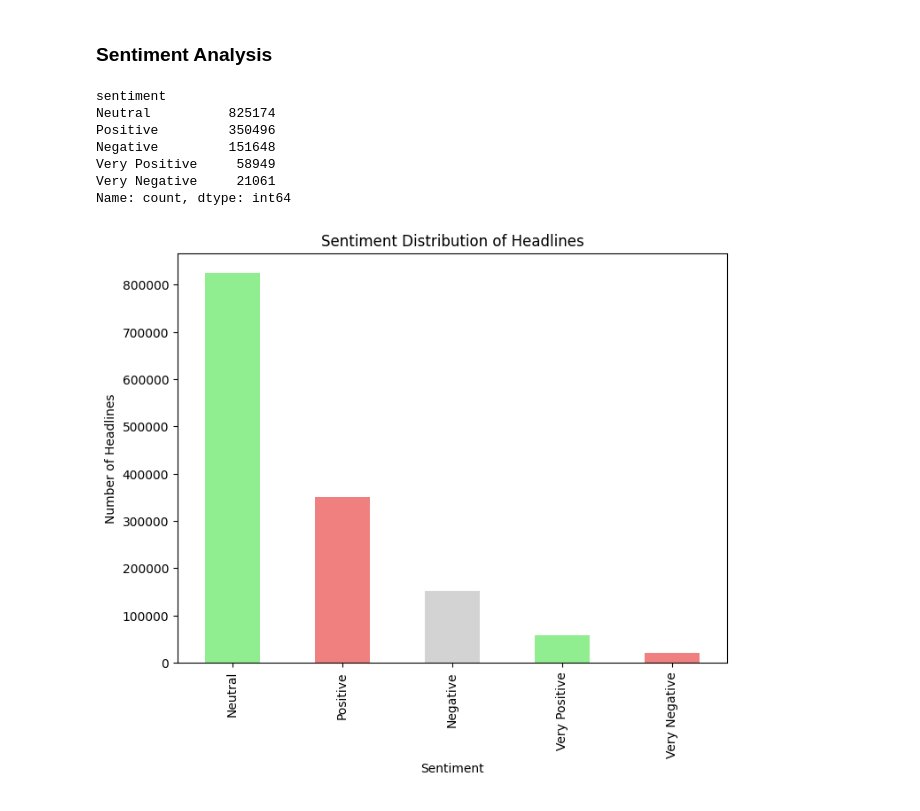
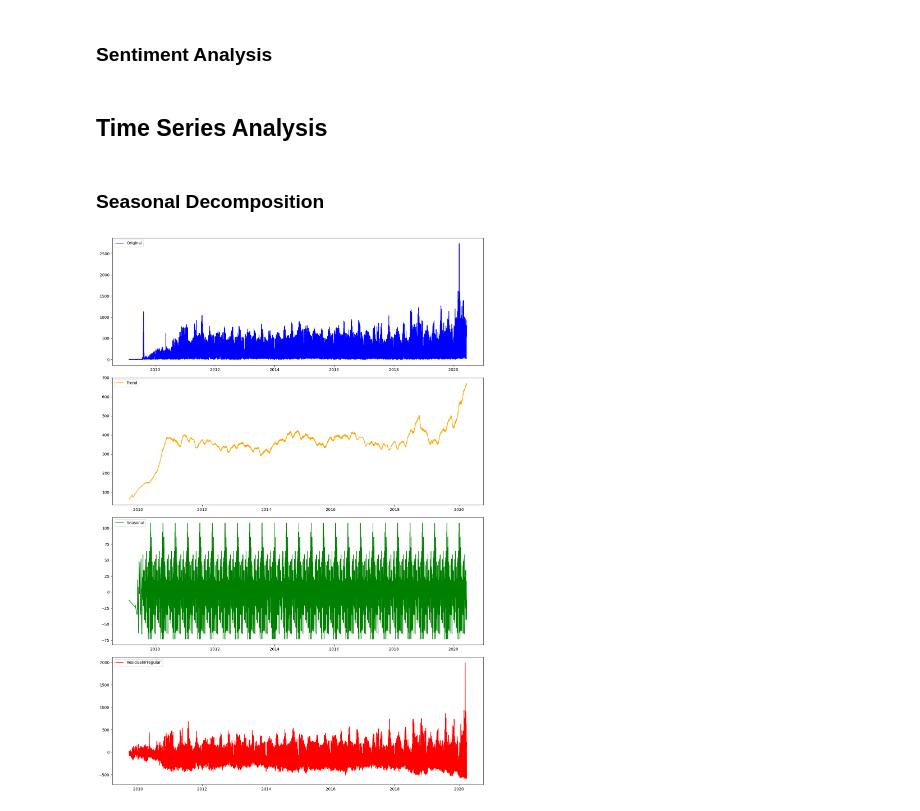
Before and after one commit to NigusK/Stock-Market-News-Sentiment, a Jupyter notebook: notebook/headline_text_analysis.ipynb, the cells around one changed output. Cells and saved outputs as stored; diff of their text form; code cells hidden in the pictures.

Commit message:
Time Series Analysis

```diff
--- a/notebook/headline_text_analysis.ipynb
+++ b/notebook/headline_text_analysis.ipynb
@@ -68,13 +68,12 @@ analyzer.publication_freq_plot(headline_df)
 ### Sentiment Analysis
 # %%
 #calculating sentiment for each headline, catagorizing and plotting frequency distibution
-analyzer.sentiment_analysis(headline_df)
+# analyzer.sentiment_analysis(headline_df)
-# %% [output]
-sentiment
-Neutral          825174
-Positive         350496
-Negative         151648
-Very Positive     58949
-Very Negative     21061
-Name: count, dtype: int64
-[figure, removed]
+# %% [markdown]
+## Time Series Analysis
+# %% [markdown]
+### Seasonal Decomposition
+# %%
+analyzer.time_series_analysis(headline_df)
+# %% [output]
+[figure, added]
```
Also changed, not shown: parts of 2 cells of this notebook, 1 other file.
